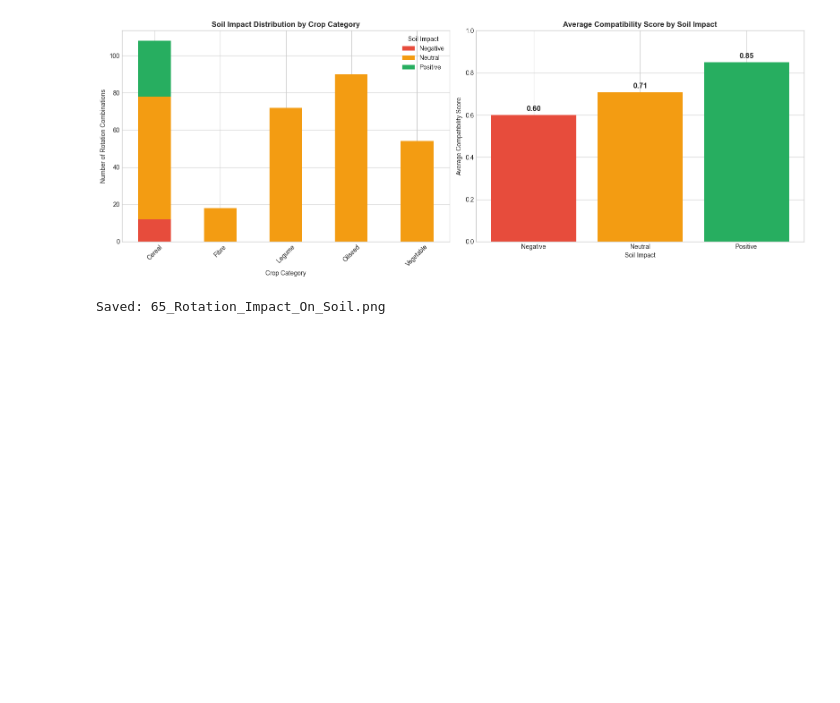
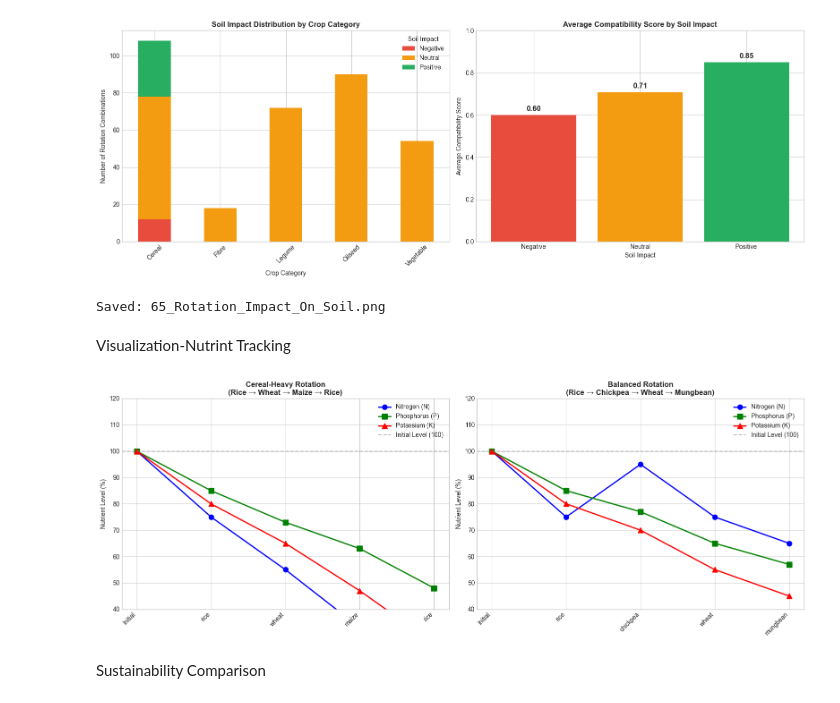
Before and after one commit to x-neon-nexus-o/AI-Powered-Crop-Recommendation-System-with-Explainable-AI-and-Economic-Analysis, a Jupyter notebook: notebooks/15.Crop Rotation Planning.ipynb, the cells around one changed output. Drawn from its saved outputs; the diff is of its cells as text; code cells hidden in the pictures; blank space fills up the shorter version.

```diff
--- a/notebooks/15.Crop Rotation Planning.ipynb
+++ b/notebooks/15.Crop Rotation Planning.ipynb
@@ -1125,3 +1125,64 @@ print("Saved: 65_Rotation_Impact_On_Soil.png")
 # %% [output]
 [figure]
 Saved: 65_Rotation_Impact_On_Soil.png
+# %% [markdown]
+Visualization-Nutrint Tracking
+# %%
+fig,axes=plt.subplots(1,2,figsize=(16,6))
+
+cereal_rotation=["rice","wheat","maize","rice"]
+cereal_nutrients=rotation_planner.calculate_soil_nutrients(cereal_rotation)
+
+balanced_rotation=["rice","chickpea","wheat","mungbean"]
+balanced_nutrients=rotation_planner.calculate_soil_nutrients(balanced_rotation)
+
+
+ax1=axes[0]
+history1=cereal_nutrients['history']
+crop1=[h["crop"] for h in history1]
+n_values1=[h["N"] for h in history1]
+p_values1=[h["P"] for h in history1]
+k_values1=[h["K"] for h in history1]
+
+x=range(len(crop1))
+ax1.plot(x,n_values1, 'b-o', label='Nitrogen (N)', linewidth=2, markersize=8)
+ax1.plot(x,p_values1, 'g-s', label='Phosphorus (P)', linewidth=2, markersize=8)
+ax1.plot(x,k_values1, 'r-^', label='Potassium (K)', linewidth=2, markersize=8)
+
+ax1.axhline(100, color='gray', linestyle='--', label='Initial Level (100)',alpha=0.5)
+ax1.set_xticks(x)
+ax1.set_xticklabels(crop1, rotation=45, fontsize=10,ha='right')
+ax1.set_ylabel('Nutrient Level (%)')
+ax1.set_title('Cereal-Heavy Rotation\n(Rice → Wheat → Maize → Rice)', fontweight='bold')
+ax1.legend(loc='upper right')
+ax1.set_ylim(40, 120)
+
+
+#plot 2: balanced rotation
+ax2=axes[1]
+history2=balanced_nutrients['history']
+crop2=[h["crop"] for h in history2]
+n_values2=[h["N"] for h in history2]
+p_values2=[h["P"] for h in history2]
+k_values2=[h["K"] for h in history2]
+
+x=range(len(crop2))
+ax2.plot(x,n_values2, 'b-o', label='Nitrogen (N)', linewidth=2, markersize=8)
+ax2.plot(x,p_values2, 'g-s', label='Phosphorus (P)', linewidth=2, markersize=8)
+ax2.plot(x,k_values2, 'r-^', label='Potassium (K)', linewidth=2, markersize=8)
+
+ax2.axhline(100, color='gray', linestyle='--', label='Initial Level (100)',alpha=0.5)
+ax2.set_xticks(x)
+ax2.set_xticklabels(crop2, rotation=45, fontsize=10,ha='right')
+ax2.set_ylabel('Nutrient Level (%)')
+ax2.set_title('Balanced Rotation\n(Rice → Chickpea → Wheat → Mungbean)', fontweight='bold')
+ax2.legend(loc='upper right')
+ax2.set_ylim(40, 120)
+
+plt.tight_layout()
+plt.savefig('../data/visualizations/66_Soil_Nutrient_Tracking.png', dpi=300, bbox_inches='tight')
+plt.show()
+# %% [output]
+[figure, added]
+# %% [markdown]
+Sustainability Comparison
```
Also changed, not shown: parts of 14 cells of this notebook, 12 other files.
